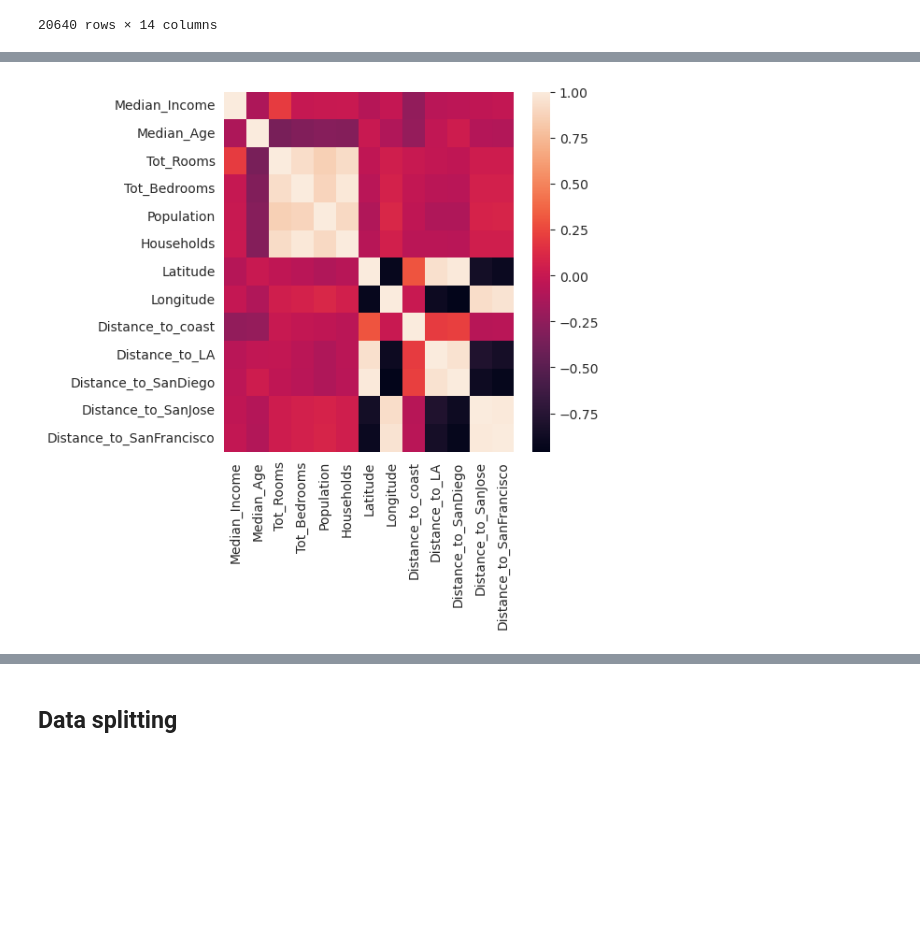
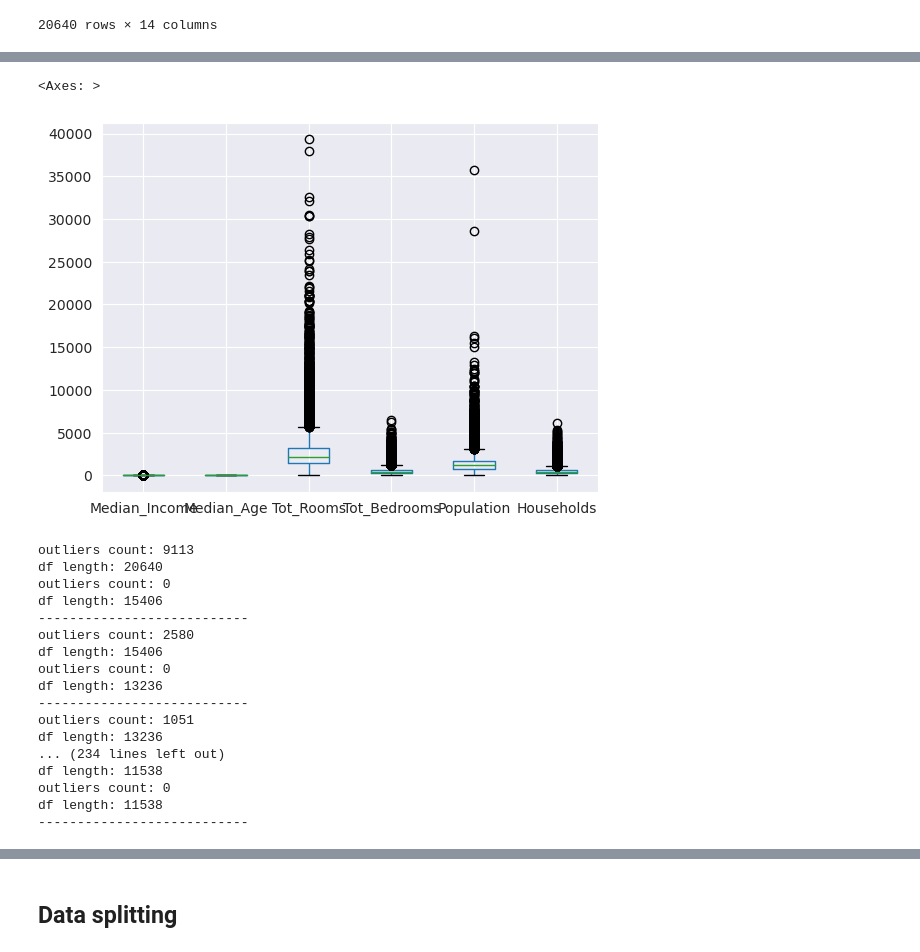
Before and after one commit to 1MR-Joe/ML-proj, a Jupyter notebook: problem2.ipynb, the cells around one changed output, grey strips where cells are left out. Drawn from its saved outputs; the diff is of its cells as text; code cells hidden in the pictures; blank space fills up the shorter version.

```diff
--- a/problem2.ipynb
+++ b/problem2.ipynb
@@ -51,8 +31,57 @@ x
-# %%
-
-matrix = x.corr()
-plt.figure(figsize=(5, 5))
-sns.heatmap(matrix, annot=False, fmt=".2f")
-plt.show()
-# %% [output]
-[figure, removed]
+# %%
+removed_cols = ['Distance_to_LA', 'Distance_to_SanJose', 'Distance_to_SanDiego', 'Distance_to_coast', 'Distance_to_SanFrancisco', 'Longitude', 'Latitude', 'Median_House_Value']
+
+wanted_cols = [e for e in df.columns if e not in removed_cols]
+
+df.boxplot(column=wanted_cols)
+# %% [output]
+<Axes: >
+[figure, added]
+# %%
+def mark_outliers(data:pd.DataFrame) -> pd.DataFrame:
+    df1 = data.copy()
+
+    for col in data.columns:
+        Q1 = data[col].quantile(0.25)
+        Q3 = data[col].quantile(0.75)
+        IQR = Q3 - Q1
+
+        mx = Q3 + (1.5 * IQR)
+        mn = Q1 - (1.5 * IQR)
+
+        # counter +=  ((df1[col] < (Q1 - 1.5 * IQR)) | (df1[col] > (Q3 + 1.5 * IQR))).sum()
+        df1.loc[df1[col] > mx, col] = np.nan
+        df1.loc[df1[col] < mn, col] = np.nan
+
+    return df1
+
+no_outliers = mark_outliers(df)
+for i in range(50):
+    # before dropping
+    print("outliers count: {}".format(no_outliers.isnull().sum().sum()))
+    print("df length: {}".format(len(no_outliers)))
+
+    # after dropping outliers
+    no_outliers.dropna(inplace=True, how='any')
+    print("outliers count: {}".format(no_outliers.isnull().sum().sum()))
+    print("df length: {}".format(len(no_outliers)))
+    print("---------------------------")
+    no_outliers = mark_outliers(no_outliers)
+# %% [output]
+outliers count: 9113
+df length: 20640
+outliers count: 0
+df length: 15406
+---------------------------
+outliers count: 2580
+df length: 15406
+outliers count: 0
+df length: 13236
+---------------------------
+outliers count: 1051
+df length: 13236
+... (234 lines left out)
+df length: 11538
+outliers count: 0
+df length: 11538
+---------------------------
```
Also changed, not shown: parts of 9 cells of this notebook.
